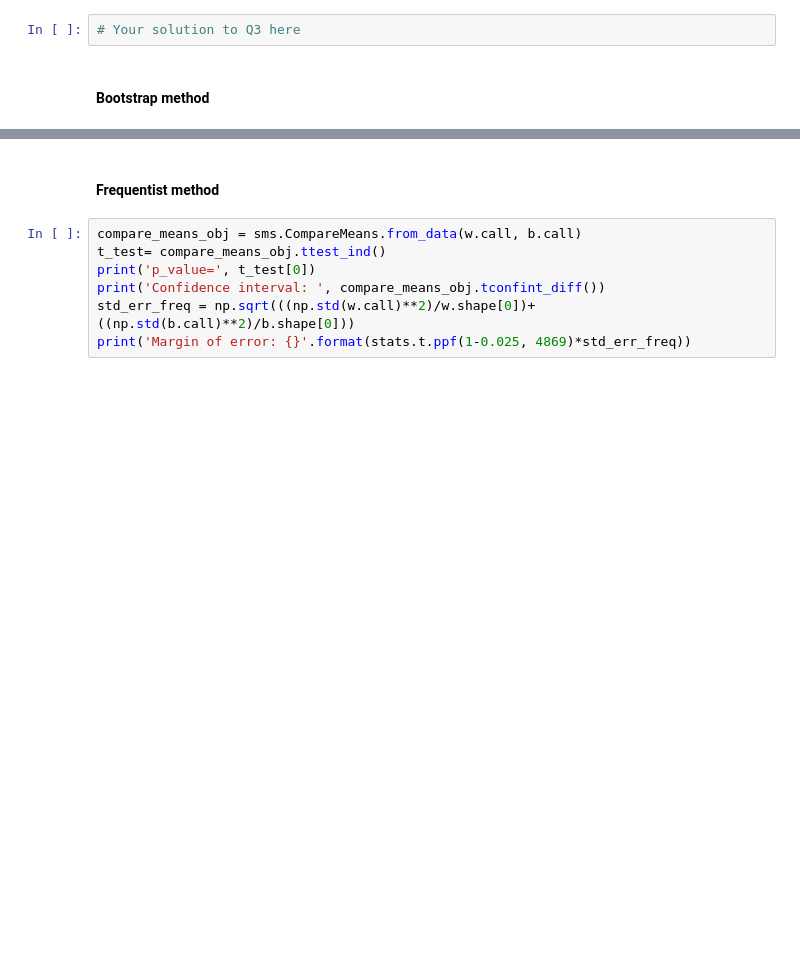
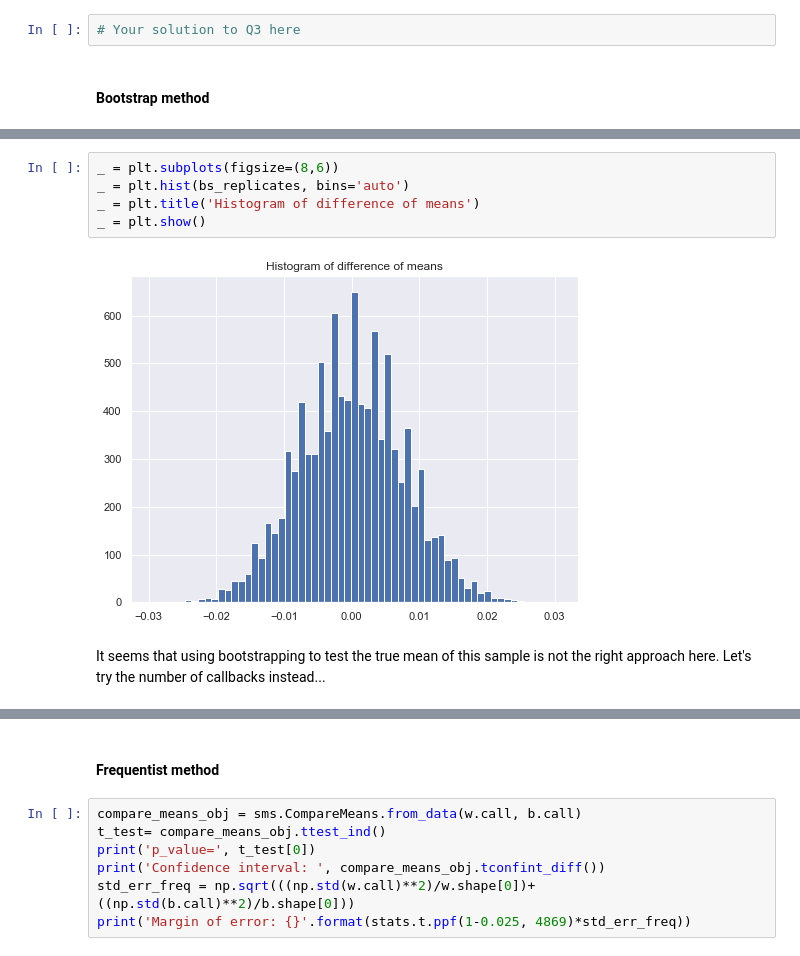
Before and after one commit to ryatchak/springboard, a Jupyter notebook: EDA_racial_discrimination/sliderule_dsi_inferential_statistics_exercise_2.ipynb, the cells around one changed output, grey strips where cells are left out. Drawn from its saved outputs; the diff is of its cells as text; blank space fills up the shorter version.

```diff
--- a/EDA_racial_discrimination/sliderule_dsi_inferential_statistics_exercise_2.ipynb
+++ b/EDA_racial_discrimination/sliderule_dsi_inferential_statistics_exercise_2.ipynb
@@ -124,0 +147,9 @@ Margin of error: 0.015274031446916062
+# %%
+_ = plt.subplots(figsize=(8,6))
+_ = plt.hist(bs_replicates, bins='auto')
+_ = plt.title('Histogram of difference of means')
+_ = plt.show()
+# %% [output]
+[figure, added]
+# %% [markdown]
+It seems that using bootstrapping to test the true mean of this sample is not the right approach here. Let's try the number of callbacks instead...
```
Also changed, not shown: parts of 18 cells of this notebook.
